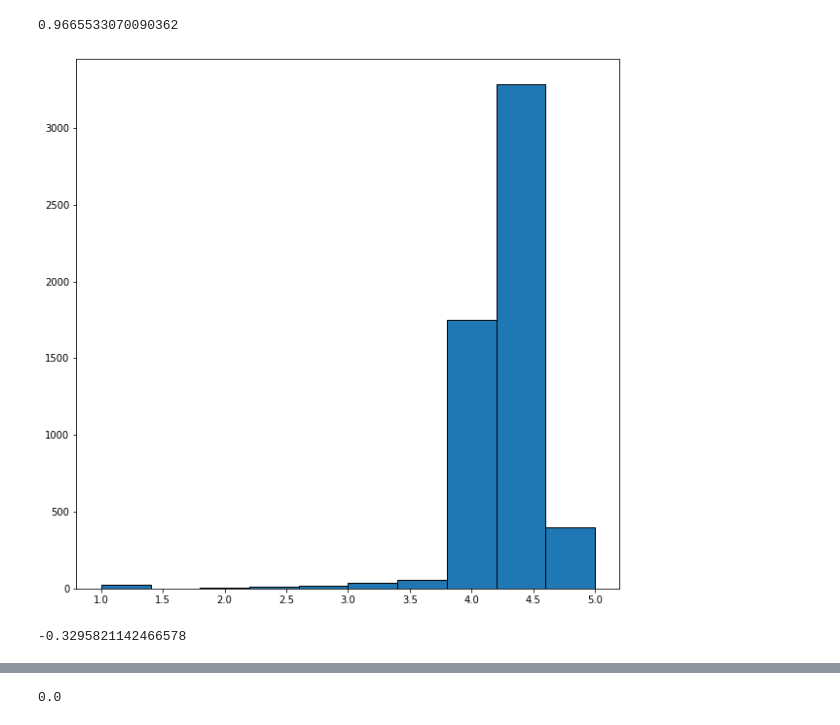
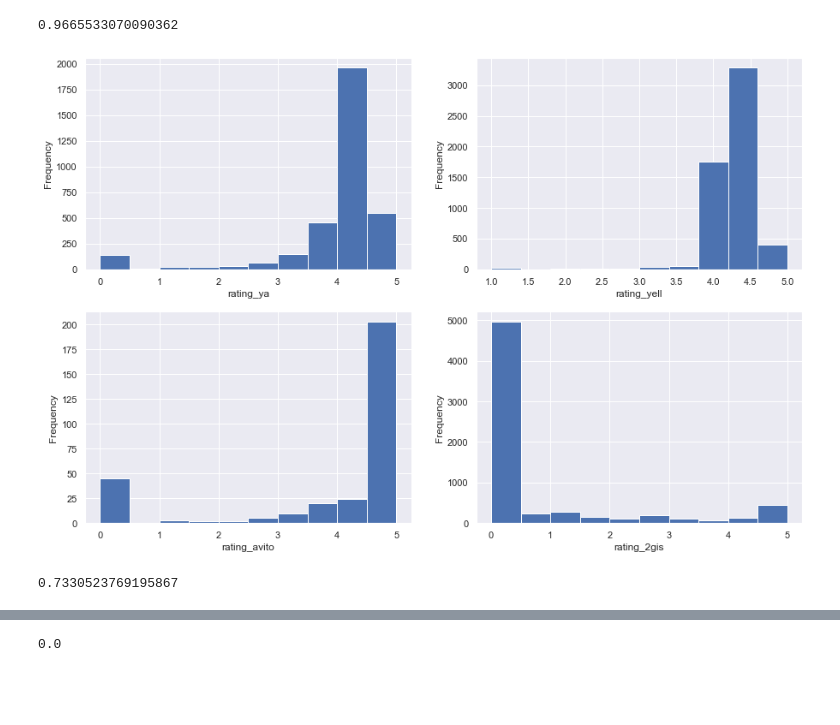
Before and after one commit to D1ffic00lt/dano-olympiad-final-stage, a Jupyter notebook: d1ffic00lt/main.ipynb, the cells around one changed output, grey strips where cells are left out. Cells and saved outputs as stored; diff of their text form; code cells hidden in the pictures; blank space fills up the shorter version.

Commit message:
subplots

```diff
--- a/d1ffic00lt/main.ipynb
+++ b/d1ffic00lt/main.ipynb
@@ -2,3 +2,4 @@
 import pandas as pd
 import matplotlib.pyplot as plt
 import seaborn as sns
+sns.set()
@@ -336,13 +341,18 @@ rating_columns
 data.loc[data.rating_yell != 0].rating_yell.mean()
 # %% [output]
 0.9665533070090362
-# %%
-plt.figure(figsize=(10, 10))
-plt.hist(data.loc[data.rating_yell != -1].rating_yell, edgecolor='black')
-plt.show()
-# %% [output]
-[figure, removed]
+# %%
+fig, ax = plt.subplots(2, 2, figsize=(15, 10))
+ax = ax.flatten()
+k = 0
+for i in rating_columns[:-1]:
+    # ax[k].set_title(i)
+    ax[k].set_xlabel(i)
+    data.loc[data[i] != -1][i].plot(kind="hist", ax=ax[k])
+    k += 1
+# %% [output]
+[figure, added]
 # %%
-data.loc[data.rating_2gis != 0].rating_2gis.mean()
+data.loc[data.rating_2gis != -1].rating_2gis.mean()
 # %% [output]
--0.3295821142466578
+0.7330523769195867
```
Also changed, not shown: parts of 16 cells of this notebook, 1 other file.
